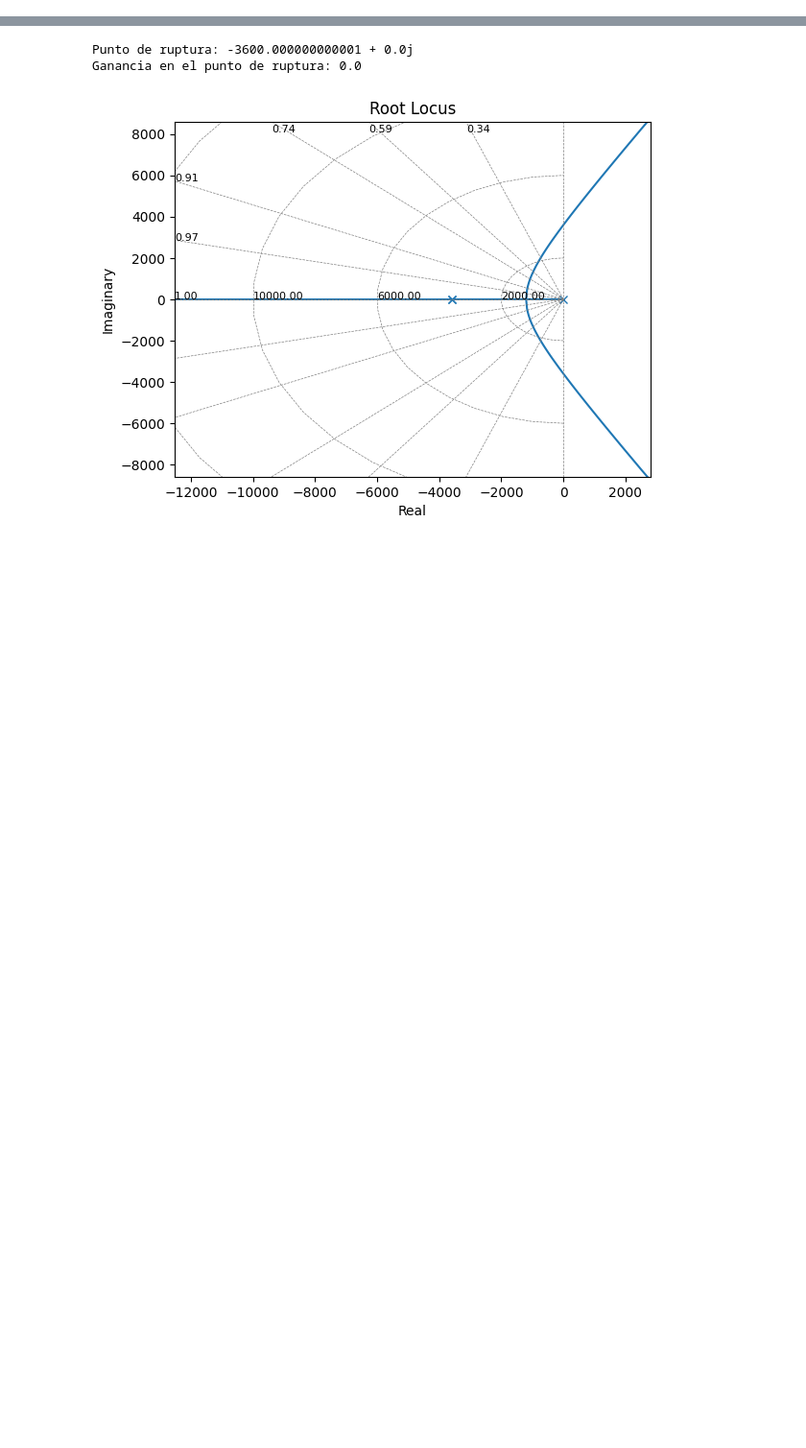
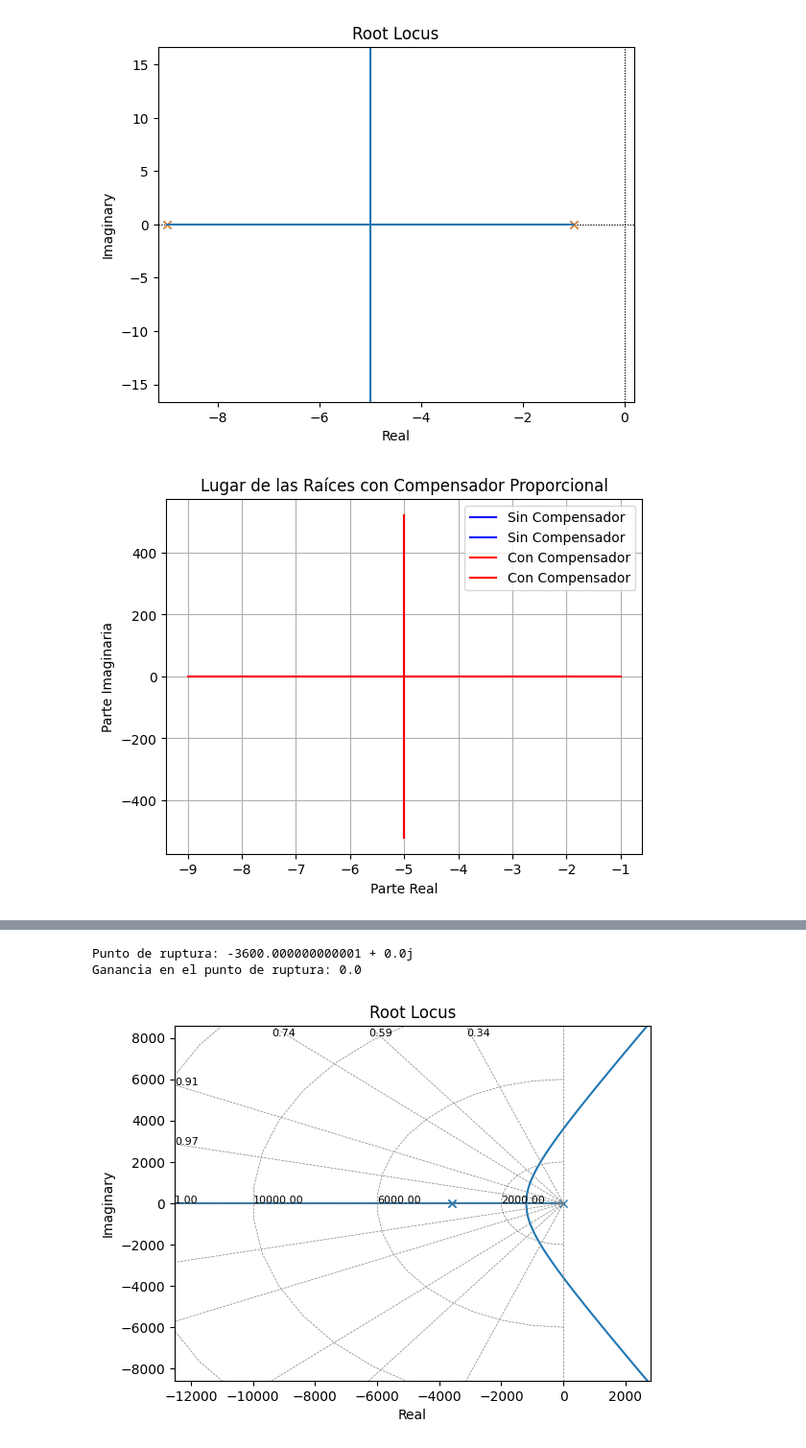
Before and after one commit to amarce-mc/PROM_M-M-todo-de-ra-ces, a Jupyter notebook: PROM_M_Método_de_raices.ipynb, the cells around one changed output, grey strips where cells are left out. Shown at 96% size. Drawn from its saved outputs; the diff is of its cells as text; code cells hidden in the pictures; blank space fills up the shorter version.

```diff
--- a/PROM_M_Método_de_raices.ipynb
+++ b/PROM_M_Método_de_raices.ipynb
@@ -45,0 +43,33 @@ Successfully installed control-0.9.4
+# %%
+import numpy as np
+import matplotlib.pyplot as plt
+import control as ctrl
+
+# Definir la función de transferencia G(s)
+num = [1]
+den = [1, 10, 9]
+G = ctrl.TransferFunction(num, den)
+
+# Calcular el lugar de las raíces sin el compensador
+roots, _ = ctrl.root_locus(G, PrintGain=True, grid=False)
+
+# Diseñar el compensador proporcional
+Kp = 5  # Ajusta este valor según tus necesidades
+compensator = ctrl.TransferFunction([Kp], [1])
+
+# Calcular el lugar de las raíces con el compensador
+roots_comp, _ = ctrl.root_locus(G * compensator, PrintGain=True, grid=False)
+
+# Graficar el lugar de las raíces
+plt.figure()
+plt.title("Lugar de las Raíces con Compensador Proporcional")
+plt.xlabel("Parte Real")
+plt.ylabel("Parte Imaginaria")
+plt.grid()
+plt.plot(roots.real, roots.imag, 'b', label='Sin Compensador')
+plt.plot(roots_comp.real, roots_comp.imag, 'r', label='Con Compensador')
+plt.legend()
+plt.show()
+# %% [output]
+[figure, added]
+[figure, added]
```
Also changed, not shown: parts of 6 cells of this notebook.
